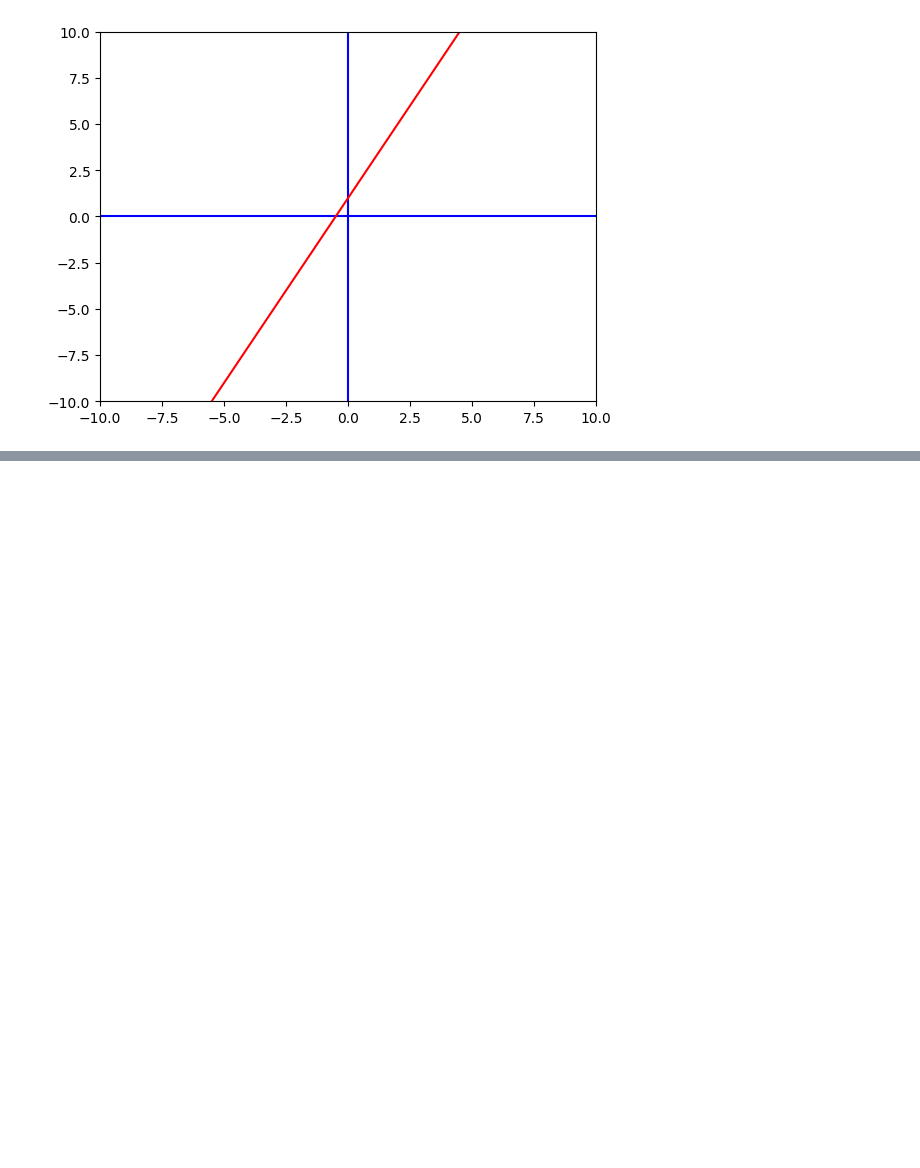
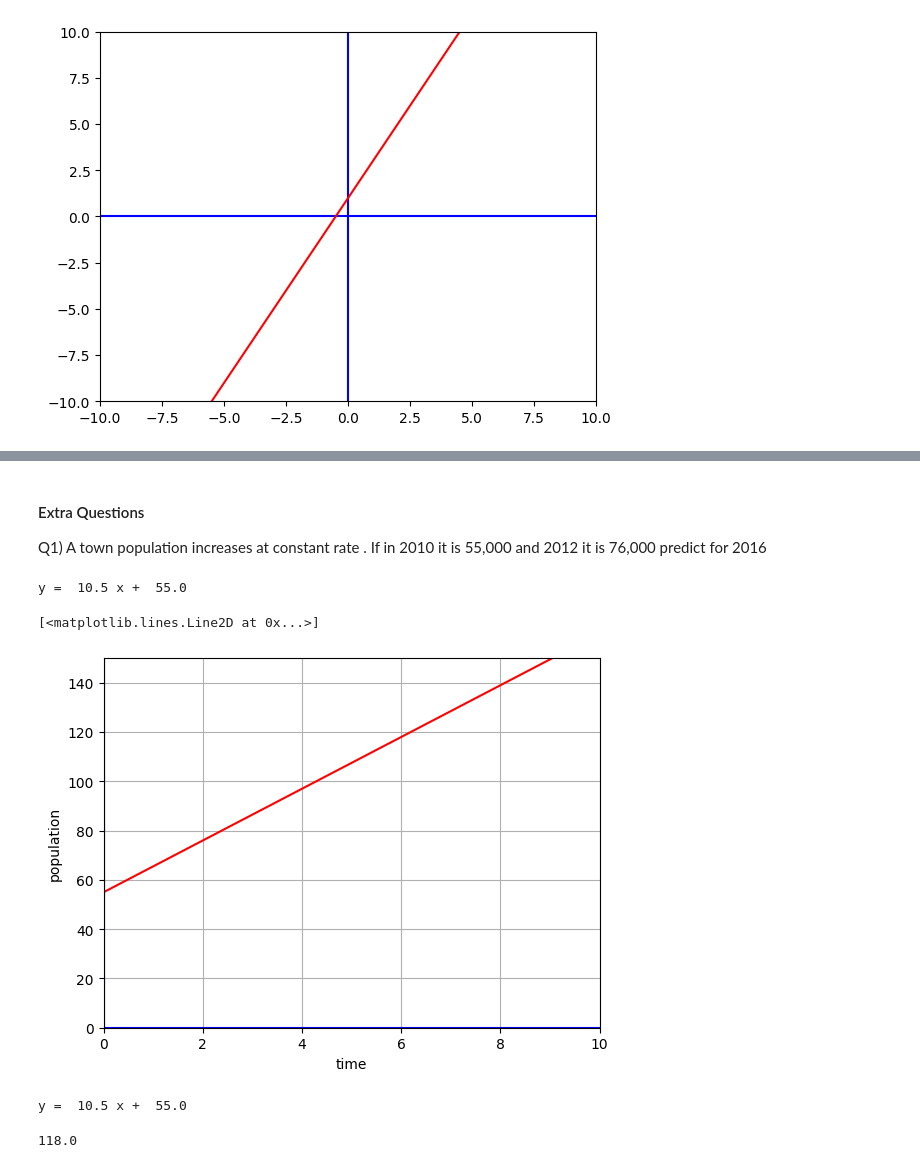
Before and after one commit to returnofsahil/Algebra, a Jupyter notebook: Ratios.ipynb, the cells around one changed output, grey strips where cells are left out. Saved outputs shown, nothing was run; the diff lists cells and outputs as text; code cells hidden in the pictures; blank space fills up the shorter version.

```diff
--- a/Ratios.ipynb
+++ b/Ratios.ipynb
@@ -279,0 +319,49 @@ plt.show()
+# %% [markdown]
+#### Extra  Questions
+Q1) A town population increases at constant rate . If in 2010 it is 55,000 and 2012 it is 76,000 predict for 2016
+# %%
+# Finding the slope will help us calcuate it
+x1 = 0
+y1 = 55
+x2 = 2
+y2 = 76
+# Developing equation y = mx + b
+m = (y2 - y1)/ (x2-x1)
+b = y1 - m * x1
+print('y = ',m ,'x + ',b)
+# %% [output]
+y =  10.5 x +  55.0
+# %%
+#  plot a line to predict it
+xmin = 0
+xmax = 10
+ymin = 0
+ymax = 150
+
+fig,ax = plt.subplots()
+plt.axis([xmin,xmax,ymin,ymax])
+plt.plot([xmin,xmax],[0,0],'b')
+plt.plot([0,0],[ymin,ymax],'b')
+
+# Points y3 is the min value kinda the starting points and y max is the other side
+y3 = m *xmin + b
+y4  = m*xmax + b
+
+# Add details
+ax.set_xlabel('time')
+ax.set_ylabel('population')
+ax.grid(True)
+
+plt.plot([xmin,xmax],[y3,y4],'r')
+# %% [output]
+[<matplotlib.lines.Line2D at 0x...>]
+[figure, added]
+# %%
+print('y = ',m ,'x + ',b)
+# %% [output]
+y =  10.5 x +  55.0
+# %%
+y2016 = 10.5 *6 + 55
+print(y2016)
+# %% [output]
+118.0
```
Also changed, not shown: parts of 7 cells of this notebook.
